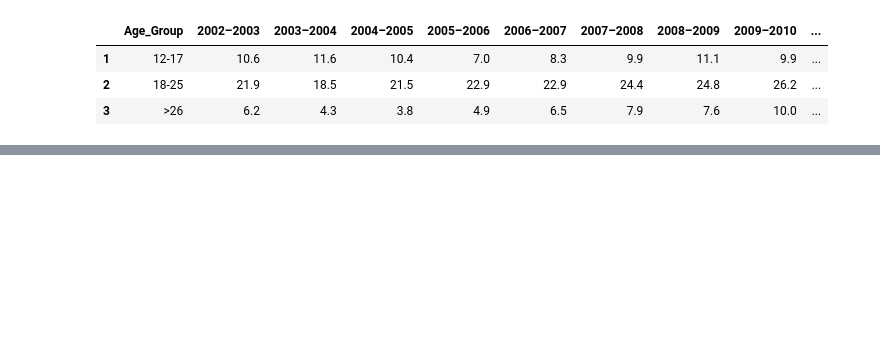
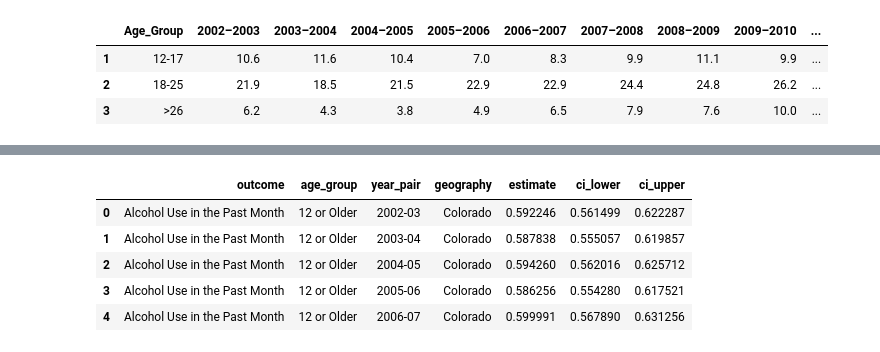
Before and after one commit to zdsteele/Project_1, a Jupyter notebook: Drug_Data_Years/Zachs_Jupyter_Notebook.ipynb, the cells around one changed output, grey strips where cells are left out. Saved outputs shown, nothing was run; the diff lists cells and outputs as text; code cells hidden in the pictures; blank space fills up the shorter version.

```diff
--- a/Drug_Data_Years/Zachs_Jupyter_Notebook.ipynb
+++ b/Drug_Data_Years/Zachs_Jupyter_Notebook.ipynb
@@ -25,0 +47,11 @@ MemoryError:
+# %%
+Colorado_alchohal_csv_path = "Alchohal_PastMonth_Age12_2002-20017_Colorado.csv"
+Colorado_Past_alchohal_Use_Age12_df = pd.read_csv(Colorado_alchohal_csv_path)
+Colorado_Past_alchohal_Use_Age12_df.head()
+# %% [output]
+|  | outcome | age_group | year_pair | geography | estimate | ci_lower | ci_upper |
+| 0 | Alcohol Use in the Past Month | 12 or Older | 2002-03 | Colorado | 0.592246 | 0.561499 | 0.622287 |
+| 1 | Alcohol Use in the Past Month | 12 or Older | 2003-04 | Colorado | 0.587838 | 0.555057 | 0.619857 |
+| 2 | Alcohol Use in the Past Month | 12 or Older | 2004-05 | Colorado | 0.594260 | 0.562016 | 0.625712 |
+| 3 | Alcohol Use in the Past Month | 12 or Older | 2005-06 | Colorado | 0.586256 | 0.554280 | 0.617521 |
+| 4 | Alcohol Use in the Past Month | 12 or Older | 2006-07 | Colorado | 0.599991 | 0.567890 | 0.631256 |
```
Also changed, not shown: parts of 9 cells of this notebook.
